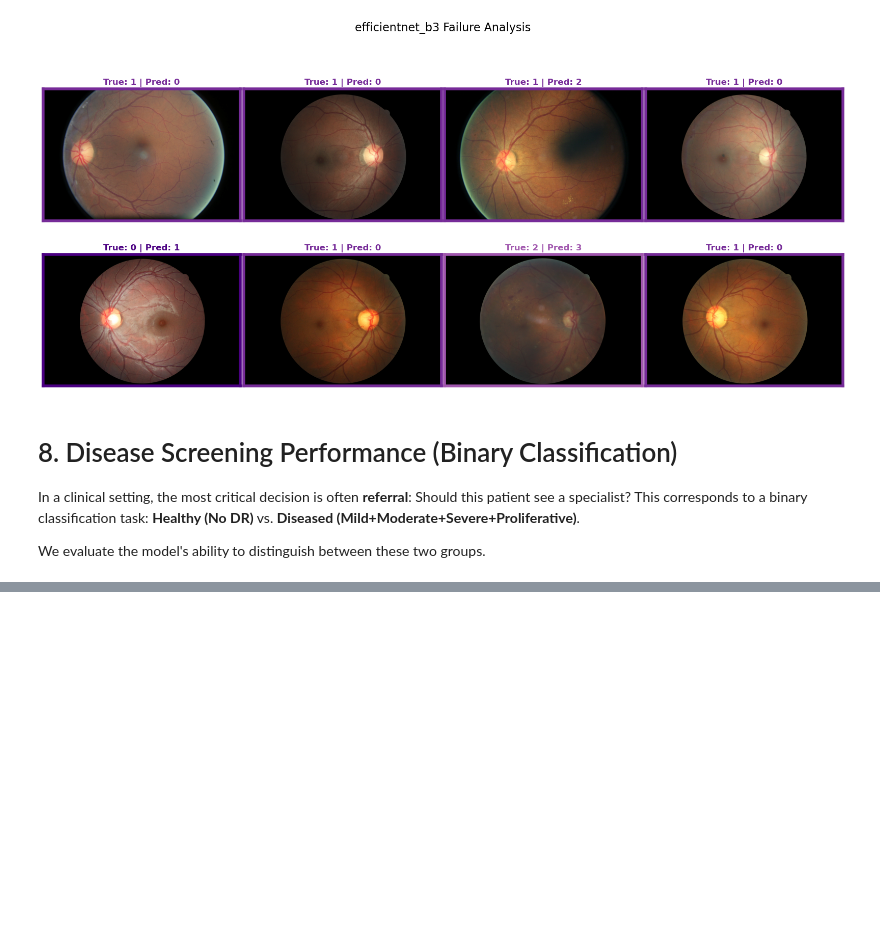
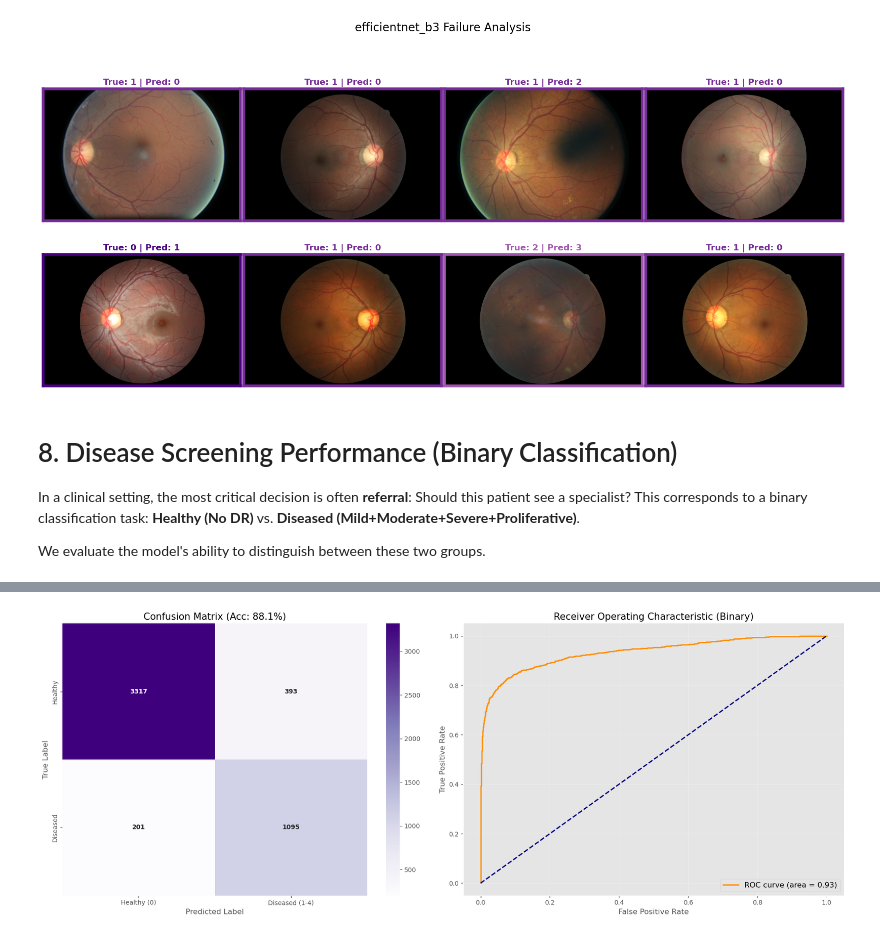
Before and after one commit to vanshgupta101106-droid/Diabetic_Retinopathy_Detection, a Jupyter notebook: notebooks/03_model_evaluation.ipynb, the cells around one changed output, grey strips where cells are left out. Drawn from its saved outputs; the diff is of its cells as text; code cells hidden in the pictures; blank space fills up the shorter version.

```diff
--- a/notebooks/03_model_evaluation.ipynb
+++ b/notebooks/03_model_evaluation.ipynb
@@ -405,0 +404,77 @@ INFO:src.visualization.plots:Saved plot to C:\Users\matteucc\Desktop\Portfolio_i
+# %%
+# 5. Clinical Referral Analysis (Healthy vs. Diseased)
+# --------------------------------------------------------------------------
+# Map classes: 0 -> Healthy (0), 1-4 -> Diseased (1)
+# Re-extract if running this cell independently or if variables not present
+if 'results_df' in locals():
+    y_true = results_df['true'].values
+    y_pred = results_df['pred'].values
+    prob_cols = [c for c in results_df.columns if c.startswith('prob_')]
+    y_pred_probs = results_df[prob_cols].values
+elif 'preds_df' in locals():
+    y_true = preds_df['true'].values
+    y_pred = preds_df['pred'].values
+    # Note: preds_df might not have probabilities loaded earlier if we just loaded preds_df in cell 4
+    # Re-reading to ensure we have probs
+    if PREDICTIONS_PATH.exists():
+        temp_df = pd.read_csv(PREDICTIONS_PATH)
+        prob_cols = [c for c in temp_df.columns if c.startswith('prob_')]
+        y_pred_probs = temp_df[prob_cols].values
+else:
+    # Safe fallback if user jumped straight here
+    print("Please run previous cells to load predictions (results_df or preds_df).")
+
+# Use y_pred as y_pred_classes
+y_true_binary = (y_true > 0).astype(int)
+y_pred_binary = (y_pred > 0).astype(int)
+# Sum probabilities of classes 1-4 for the positive class score
+y_prob_disease = y_pred_probs[:, 1:].sum(axis=1)
+
+print("\n" + "="*50)
+print("--- Binary Classification Analysis (Healthy vs. Diseased) ---")
+print("="*50)
+
+from sklearn.metrics import accuracy_score, recall_score, confusion_matrix, precision_score, f1_score, roc_auc_score, roc_curve
+import matplotlib.pyplot as plt
+import seaborn as sns
+
+# Metrics
+acc_binary = accuracy_score(y_true_binary, y_pred_binary)
+sensitivity = recall_score(y_true_binary, y_pred_binary) # Recall of positive class
+tn, fp, fn, tp = confusion_matrix(y_true_binary, y_pred_binary).ravel()
+specificity = tn / (tn + fp)
+precision_binary = precision_score(y_true_binary, y_pred_binary)
+f1_binary = f1_score(y_true_binary, y_pred_binary)
+roc_auc_binary = roc_auc_score(y_true_binary, y_prob_disease)
+
+print(f"Binary Accuracy: {acc_binary:.4f}")
+print(f"Sensitivity (Recall): {sensitivity:.4f} (Ability to detect disease)")
+print(f"Specificity: {specificity:.4f} (Ability to confirm health)")
+print(f"Precision: {precision_binary:.4f}")
+print(f"F1-Score: {f1_binary:.4f}")
+print(f"Binary ROC-AUC: {roc_auc_binary:.4f}")
+
+# Plotting
+fig, (ax1, ax2) = plt.subplots(1, 2, figsize=(18, 7))
+
+# 1. Confusion Matrix
+cm_binary = confusion_matrix(y_true_binary, y_pred_binary)
+sns.heatmap(cm_binary, annot=True, fmt='d', cmap='Purples', ax=ax1,
+            xticklabels=['Healthy (0)', 'Diseased (1-4)'], yticklabels=['Healthy', 'Diseased'], cbar=True, annot_kws={"weight": "bold"})
+ax1.set_xlabel('Predicted Label', fontsize=12)
+ax1.set_ylabel('True Label', fontsize=12)
+ax1.set_title(f"Confusion Matrix (Acc: {acc_binary:.1%})", fontsize=15)
+
+# 2. ROC Curve
+fpr, tpr, _ = roc_curve(y_true_binary, y_prob_disease)
+ax2.plot(fpr, tpr, color='darkorange', lw=2, label=f'ROC curve (area = {roc_auc_binary:.2f})')
+ax2.plot([0, 1], [0, 1], color='navy', lw=2, linestyle='--')
+ax2.set_xlabel('False Positive Rate', fontsize=12)
+ax2.set_ylabel('True Positive Rate', fontsize=12)
+ax2.set_title('Receiver Operating Characteristic (Binary)', fontsize=15)
+ax2.legend(loc="lower right", fontsize=12)
+ax2.grid(True, alpha=0.3)
+
+plt.tight_layout()
+plt.show()
+# %% [output]
@@ -405,0 +490 @@ INFO:src.visualization.plots:Saved plot to C:\Users\matteucc\Desktop\Portfolio_i
+[figure, added]
```
Also changed, not shown: parts of 8 cells of this notebook, 16 other files.
